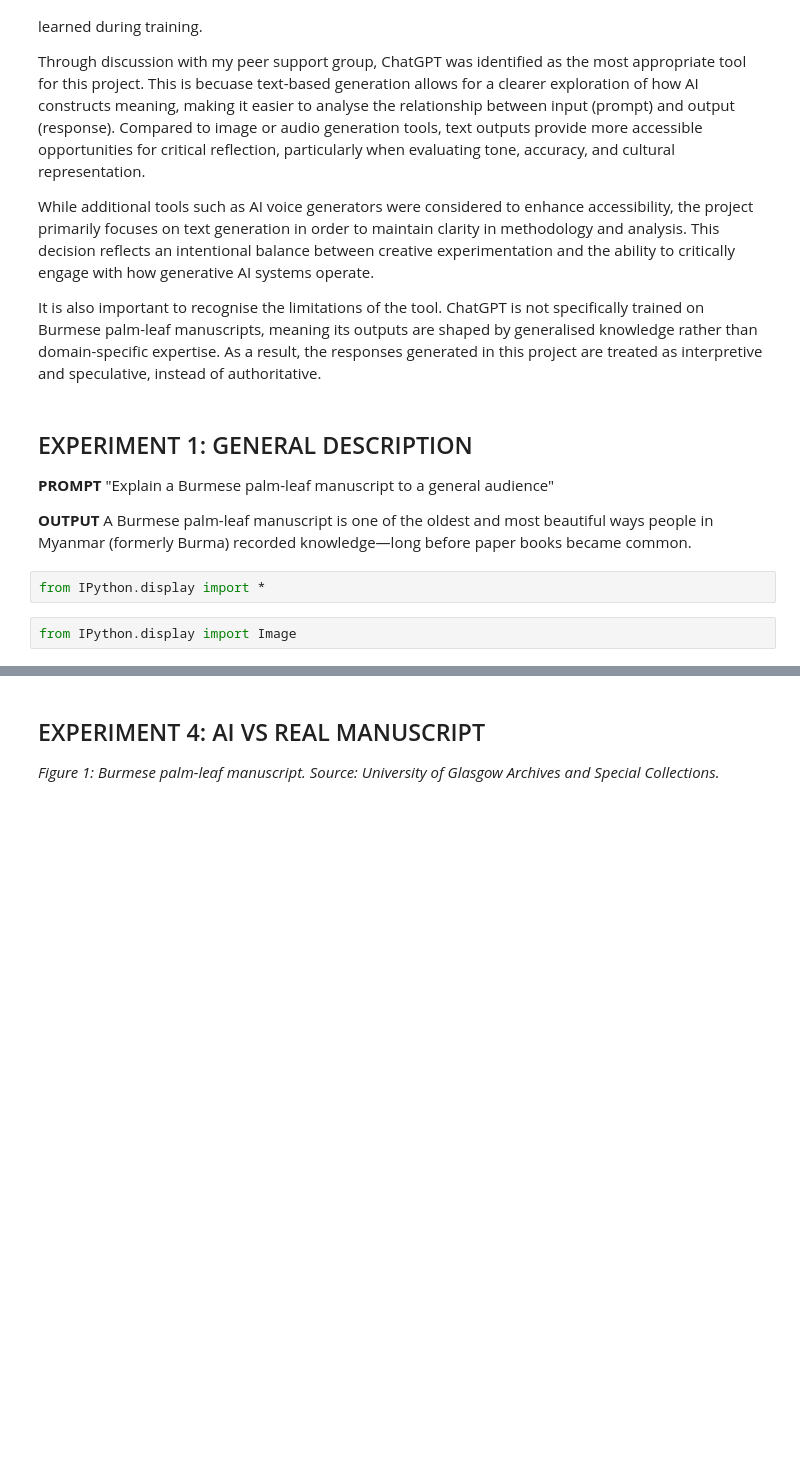
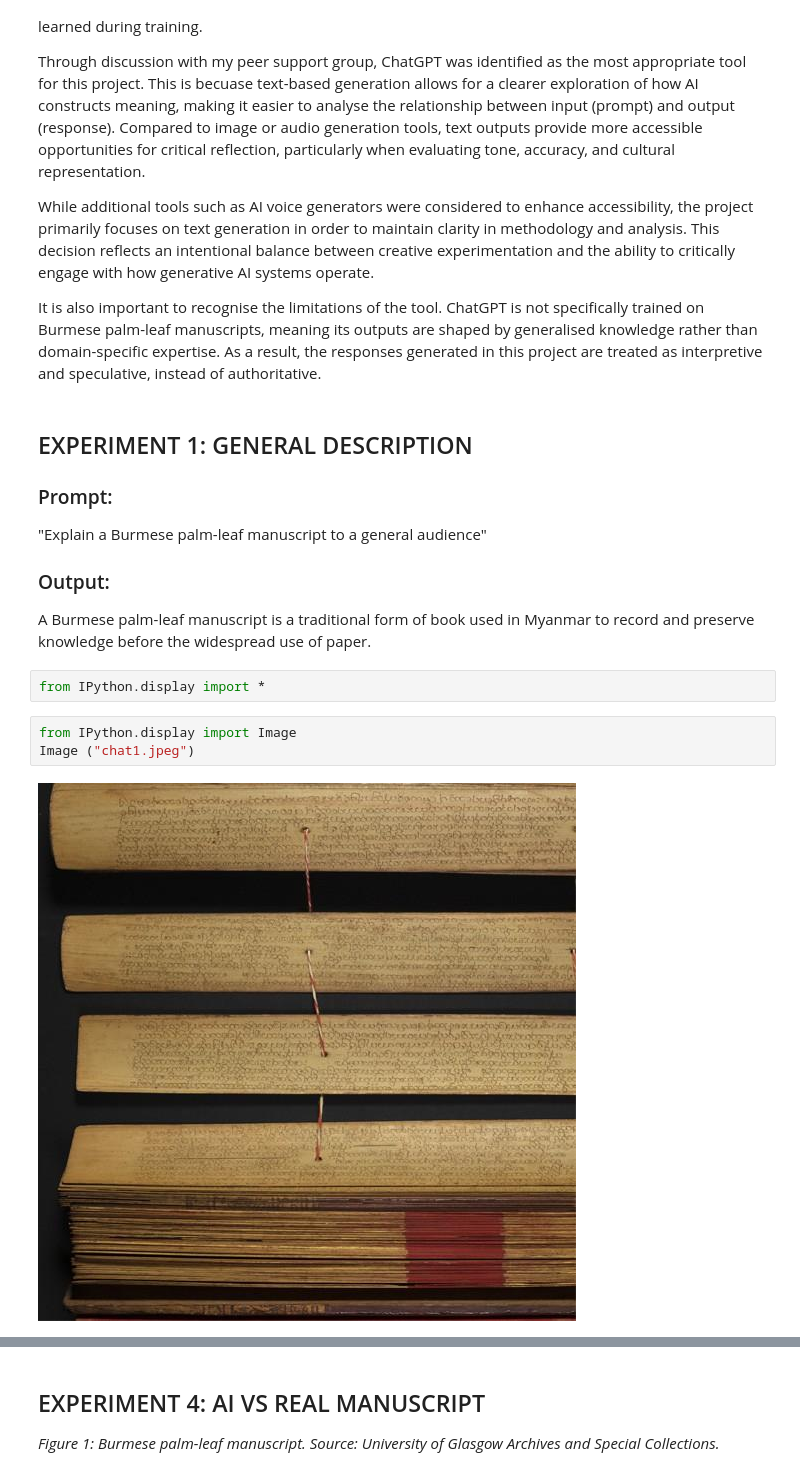
Before and after one commit to DMISpresdoesAI/AIB, a Jupyter notebook: 02_ai_experiments.ipynb, the cells around one changed output, grey strips where cells are left out. Drawn from its saved outputs; the diff is of its cells as text; blank space fills up the shorter version.

```diff
--- a/02_ai_experiments.ipynb
+++ b/02_ai_experiments.ipynb
@@ -20,12 +20,17 @@ It is also important to recognise the limitations of the tool. ChatGPT is not sp
 # %% [markdown]
 ## EXPERIMENT 1: GENERAL DESCRIPTION
 
-__PROMPT__
+### Prompt:
+
 "Explain a Burmese palm-leaf manuscript to a general audience"
 
-__OUTPUT__
-A Burmese palm-leaf manuscript is one of the oldest and most beautiful ways people in Myanmar (formerly Burma) recorded knowledge—long before paper books became common.
+### Output:
+
+A Burmese palm-leaf manuscript is a traditional form of book used in Myanmar to record and preserve knowledge before the widespread use of paper.
 # %%
 from IPython.display import *
 # %%
 from IPython.display import Image
+Image ("chat1.jpeg")
+# %% [output]
+[figure, added]
```
Also changed, not shown: parts of 4 cells of this notebook.
